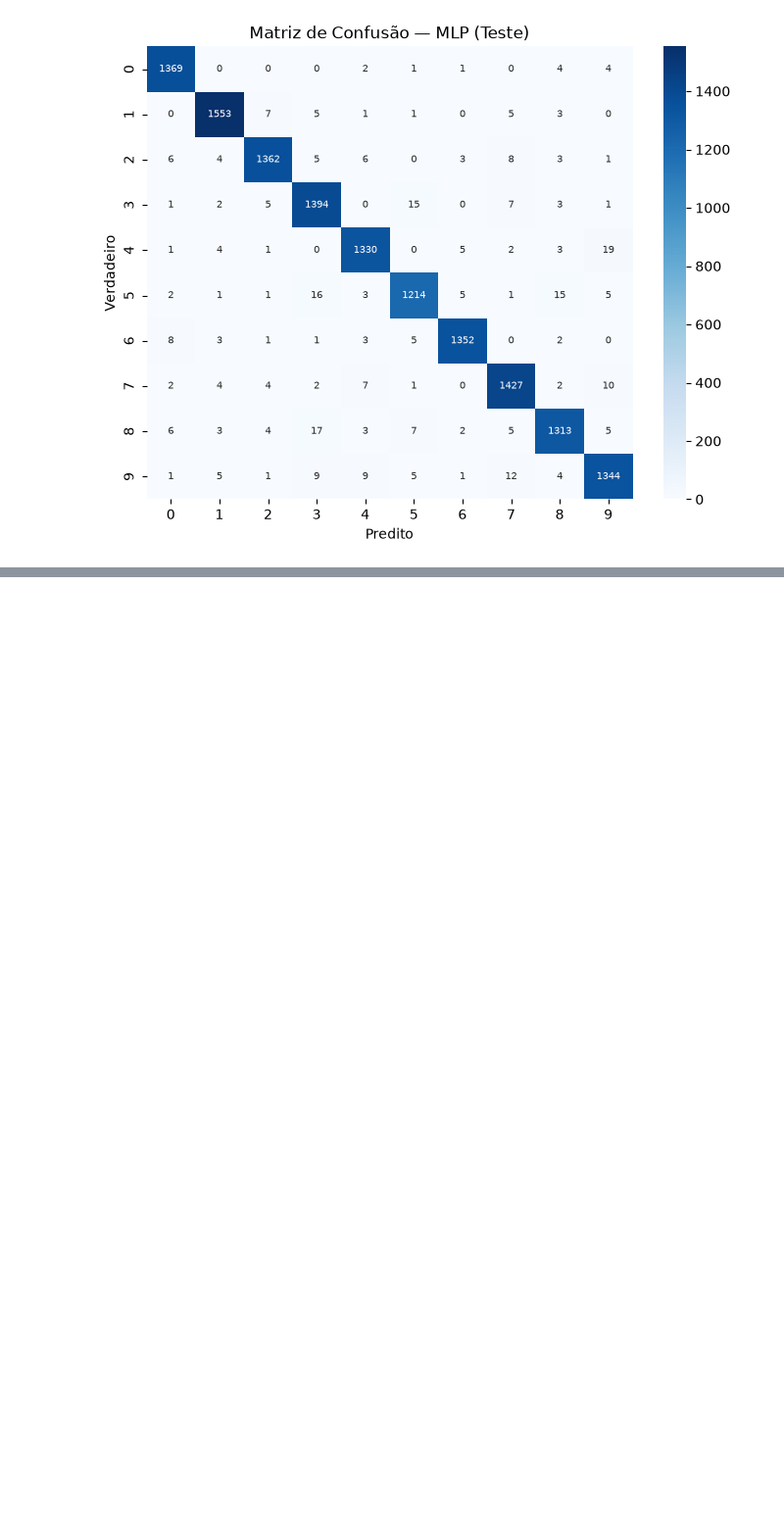
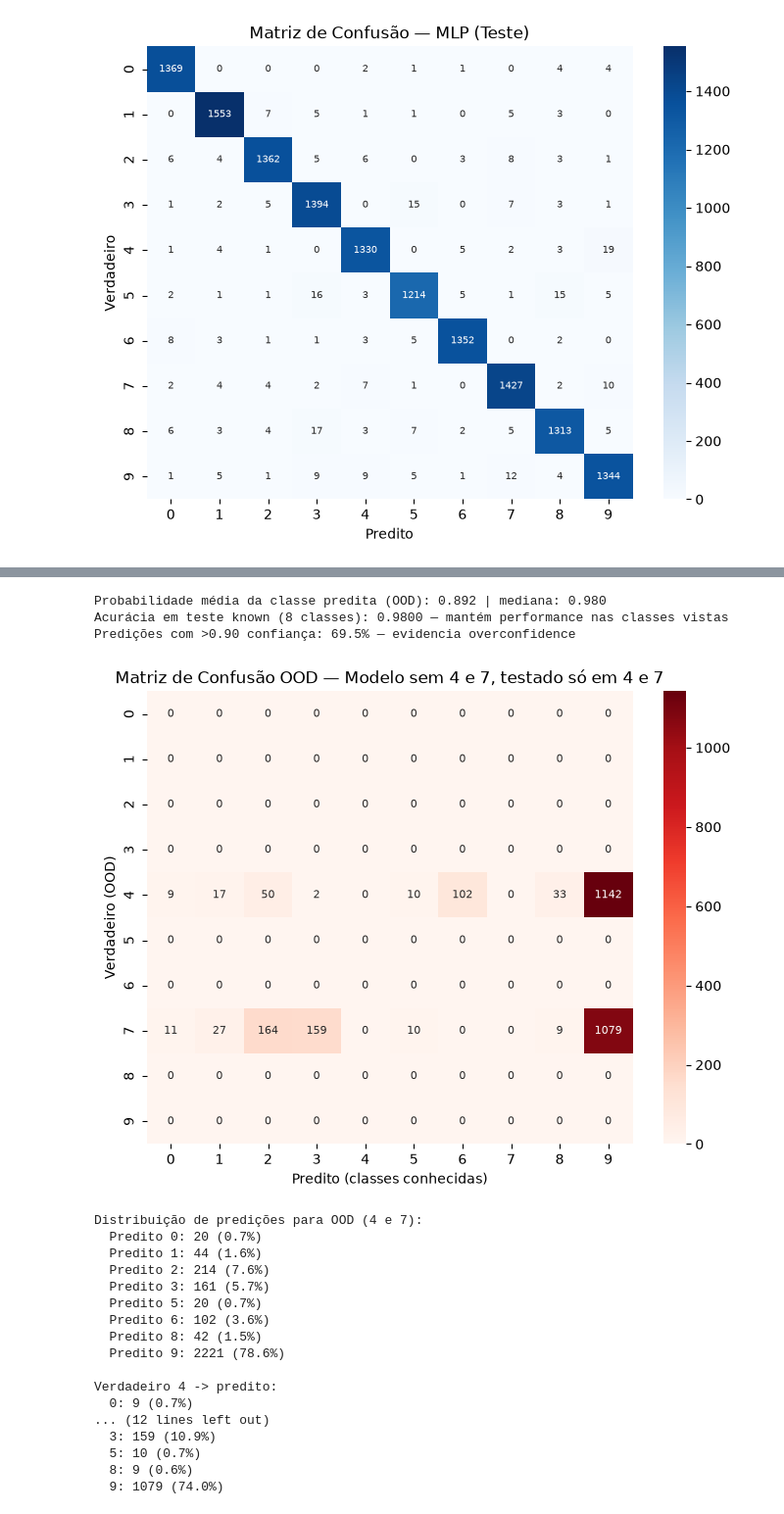
Before and after one commit to robertosim/mini-projeto-mnist, a Jupyter notebook: mini_projeto_mnist.ipynb, the cells around one changed output, grey strips where cells are left out. Shown at 98% size. Drawn from its saved outputs; the diff is of its cells as text; code cells hidden in the pictures; blank space fills up the shorter version.

```diff
--- a/mini_projeto_mnist.ipynb
+++ b/mini_projeto_mnist.ipynb
@@ -554,0 +591,12 @@ Top 5 pares de confusão (verdadeiro -> predito):
+# %%
+# Treinar modelo restrito — escolher MLP (melhor da Fase 4)
+start = time.time()
+mlp_mask = MLPClassifier(hidden_layer_sizes=(128,), activation='relu', solver='adam',
+                         learning_rate_init=0.001, alpha=0.0001,
+                         max_iter=30, early_stopping=True, validation_fraction=0.1,
+                         n_iter_no_change=5, random_state=42, verbose=False)
+mlp_mask.fit(X_train_mask, y_train_mask)
+tempo_mask = time.time() - start
+print(f"MLP restrito (sem 4 e 7) treinado em {tempo_mask:.2f}s, épocas: {mlp_mask.n_iter_}")
+print(f"Acurácia em validação conhecida: {accuracy_score(y_val_mask, mlp_mask.predict(X_val_mask)):.4f}")
+modelo_mask = mlp_mask
@@ -554,0 +610,59 @@ Top 5 pares de confusão (verdadeiro -> predito):
+# %%
+# Inferência OOD
+y_pred_ood = modelo_mask.predict(X_test_ood)
+try:
+    y_proba_ood = modelo_mask.predict_proba(X_test_ood)
+    prob_max = y_proba_ood.max(axis=1)
+    print(f"Probabilidade média da classe predita (OOD): {prob_max.mean():.3f} | mediana: {np.median(prob_max):.3f}")
+    # Acurácia nas 8 classes conhecidas (teste) — reforça que o modelo restrito continua bom onde conhece
+    try:
+        acc_known = accuracy_score(y_test_known, modelo_mask.predict(X_test_known))
+        print(f"Acurácia em teste known (8 classes): {acc_known:.4f} — mantém performance nas classes vistas")
+    except Exception as e:
+        print("Não foi possível calcular acc_known:", e)
+    print(f"Predições com >0.90 confiança: {(prob_max>0.9).mean()*100:.1f}% — evidencia overconfidence")
+except Exception as e:
+    print("Modelo sem predict_proba:", e)
+    prob_max = None
+
+cm_ood = confusion_matrix(y_test_ood, y_pred_ood, labels=list(range(10)))
+plt.figure(figsize=(8,6))
+sns.heatmap(cm_ood, annot=True, fmt="d", cmap="Reds", annot_kws={"size":8})
+plt.title("Matriz de Confusão OOD — Modelo sem 4 e 7, testado só em 4 e 7")
+plt.xlabel("Predito (classes conhecidas)")
+plt.ylabel("Verdadeiro (OOD)")
+plt.show()
+
+unique_pred, counts_pred = np.unique(y_pred_ood, return_counts=True)
+print("\nDistribuição de predições para OOD (4 e 7):")
+for c, cnt in zip(unique_pred, counts_pred):
+    print(f"  Predito {c}: {cnt} ({cnt/len(y_pred_ood)*100:.1f}%)")
+for dig in classes_ocultas:
+    mask = y_test_ood == dig
+    preds = y_pred_ood[mask]
+    u, cc = np.unique(preds, return_counts=True)
+    print(f"\nVerdadeiro {dig} -> predito:")
+    for uu, ccc in zip(u, cc):
+        print(f"  {uu}: {ccc} ({ccc/mask.sum()*100:.1f}%)")
+# %% [output]
+Probabilidade média da classe predita (OOD): 0.892 | mediana: 0.980
+Acurácia em teste known (8 classes): 0.9800 — mantém performance nas classes vistas
+Predições com >0.90 confiança: 69.5% — evidencia overconfidence
+[figure, added]
+Distribuição de predições para OOD (4 e 7):
+  Predito 0: 20 (0.7%)
+  Predito 1: 44 (1.6%)
+  Predito 2: 214 (7.6%)
+  Predito 3: 161 (5.7%)
+  Predito 5: 20 (0.7%)
+  Predito 6: 102 (3.6%)
+  Predito 8: 42 (1.5%)
+  Predito 9: 2221 (78.6%)
+
+Verdadeiro 4 -> predito:
+  0: 9 (0.7%)
+... (12 lines left out)
+  3: 159 (10.9%)
+  5: 10 (0.7%)
+  8: 9 (0.6%)
+  9: 1079 (74.0%)
```
Also changed, not shown: parts of 17 cells of this notebook, 14 other files.
